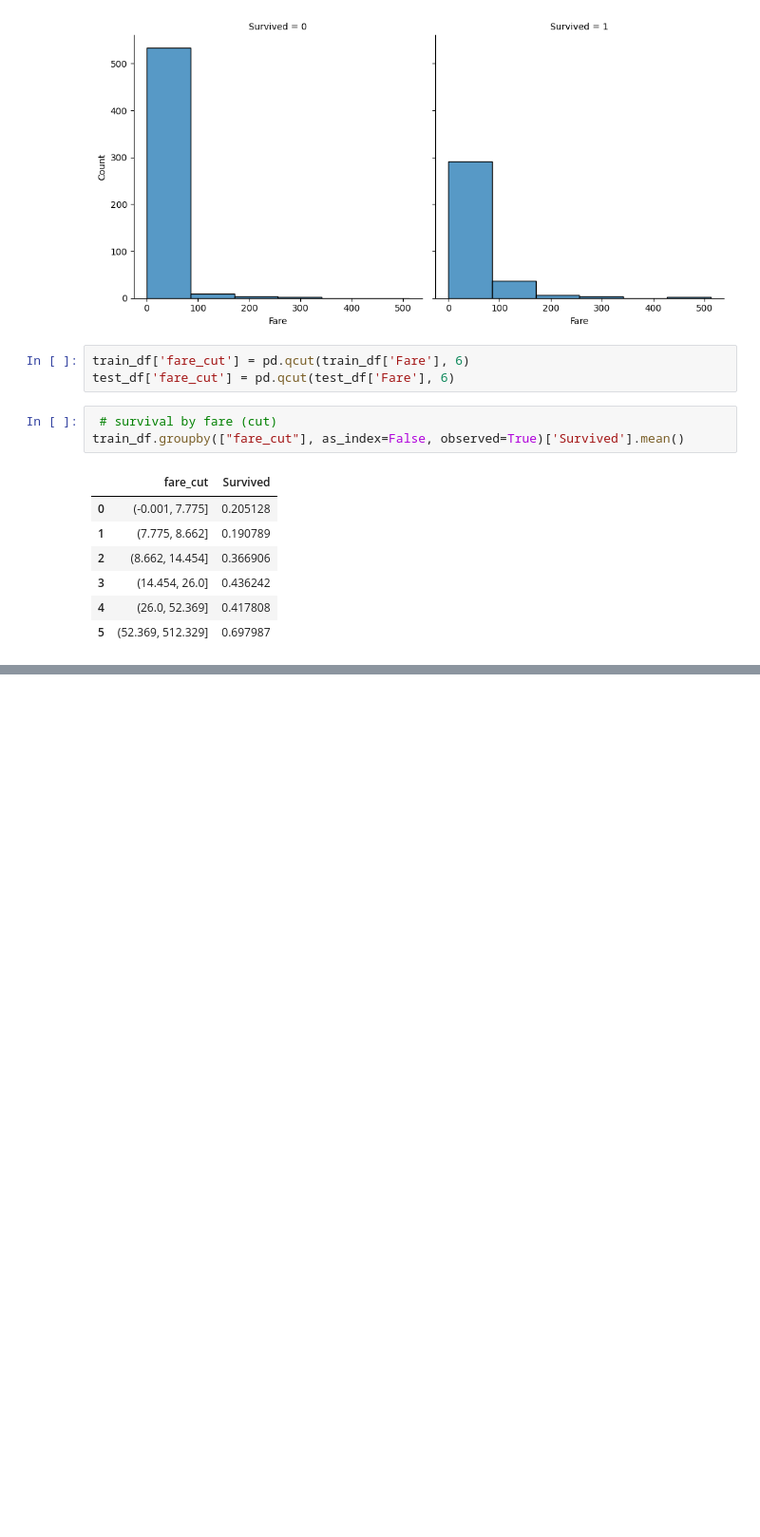
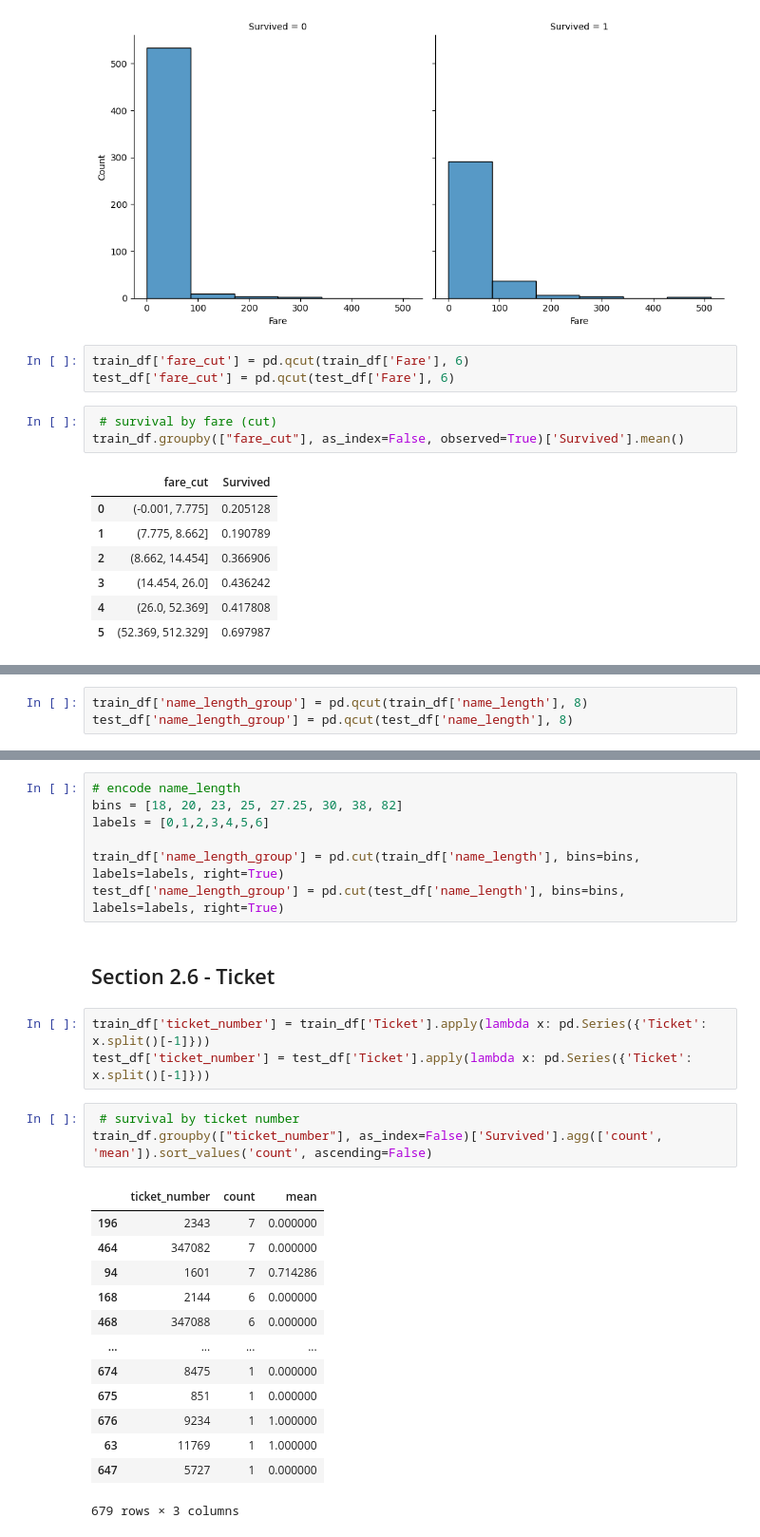
Before and after one commit to cookekieran/Kaggle, a Jupyter notebook: titanic/notebook.ipynb, the cells around one changed output, grey strips where cells are left out. Shown at 95% size. Drawn from its saved outputs; the diff is of its cells as text; blank space fills up the shorter version.

```diff
--- a/titanic/notebook.ipynb
+++ b/titanic/notebook.ipynb
@@ -251,0 +327,3 @@ test_df['fare_group']  = pd.cut(test_df['Age'], bins=bins, labels=labels, right=
+# %%
+train_df['name_length_group'] = pd.qcut(train_df['name_length'], 8)
+test_df['name_length_group'] = pd.qcut(test_df['name_length'], 8)
@@ -251,0 +343,29 @@ test_df['fare_group']  = pd.cut(test_df['Age'], bins=bins, labels=labels, right=
+# %%
+# encode name_length
+bins = [18, 20, 23, 25, 27.25, 30, 38, 82]
+labels = [0,1,2,3,4,5,6]
+
+train_df['name_length_group'] = pd.cut(train_df['name_length'], bins=bins, labels=labels, right=True)
+test_df['name_length_group'] = pd.cut(test_df['name_length'], bins=bins, labels=labels, right=True)
+# %% [markdown]
+## Section 2.6 - Ticket
+# %%
+train_df['ticket_number'] = train_df['Ticket'].apply(lambda x: pd.Series({'Ticket': x.split()[-1]}))
+test_df['ticket_number'] = test_df['Ticket'].apply(lambda x: pd.Series({'Ticket': x.split()[-1]}))
+# %%
+ # survival by ticket number
+train_df.groupby(["ticket_number"], as_index=False)['Survived'].agg(['count', 'mean']).sort_values('count', ascending=False)
+# %% [output]
+|  | ticket_number | count | mean |
+| 196 | 2343 | 7 | 0.000000 |
+| 464 | 347082 | 7 | 0.000000 |
+| 94 | 1601 | 7 | 0.714286 |
+| 168 | 2144 | 6 | 0.000000 |
+| 468 | 347088 | 6 | 0.000000 |
+| ... | ... | ... | ... |
+| 674 | 8475 | 1 | 0.000000 |
+| 675 | 851 | 1 | 0.000000 |
+| 676 | 9234 | 1 | 1.000000 |
+| 63 | 11769 | 1 | 1.000000 |
+| 647 | 5727 | 1 | 0.000000 |
+679 rows × 3 columns
```
Also changed, not shown: parts of 118 cells of this notebook.
